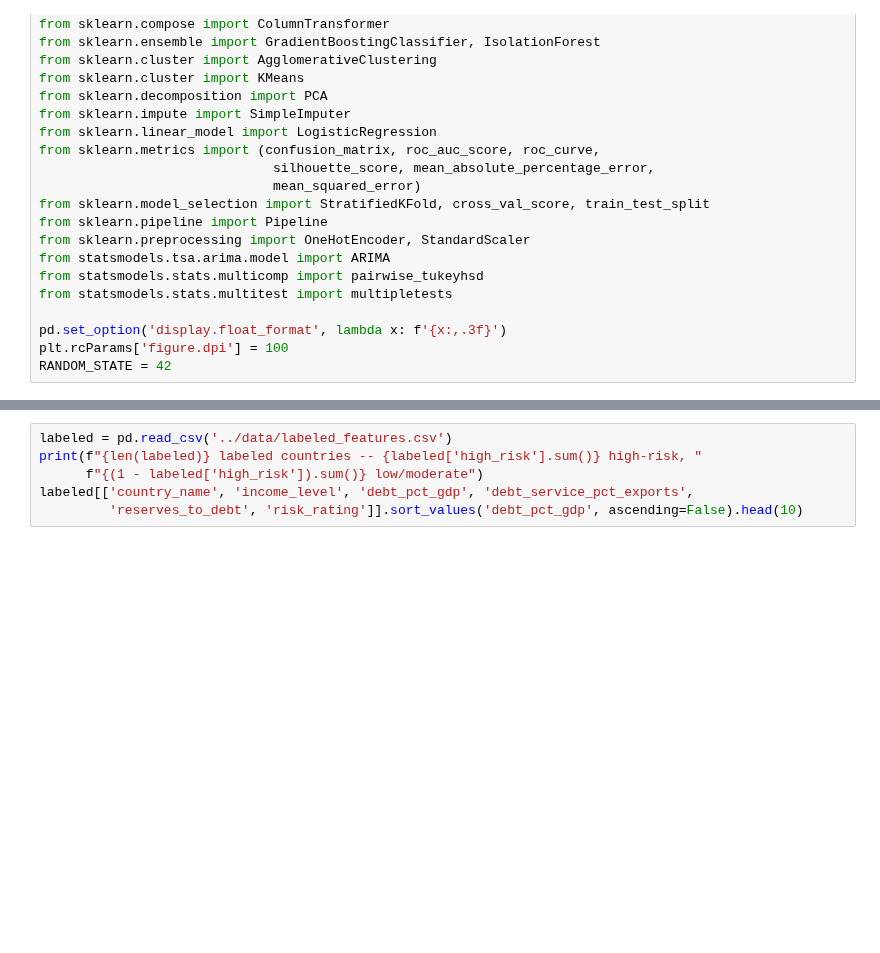
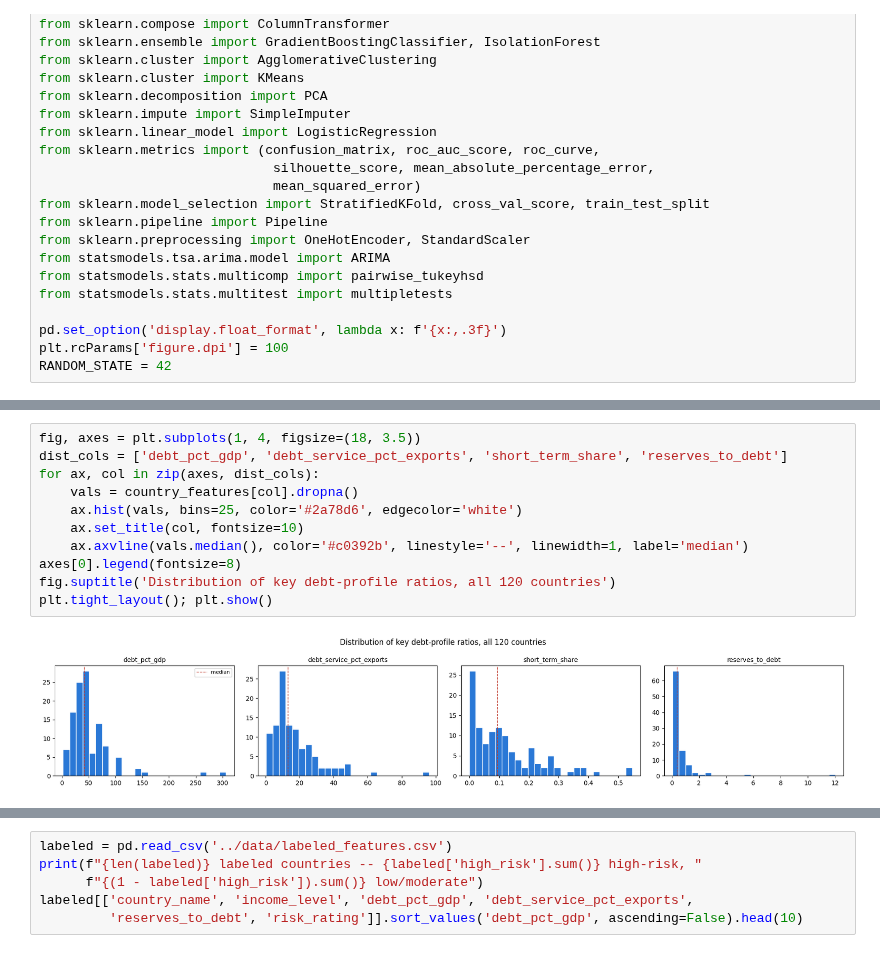
Before and after one commit to Nobby-sibanda/International-Debt, a Jupyter notebook: notebooks/ML_Debt_Risk_Analysis.ipynb, the cells around one changed output, grey strips where cells are left out. Cells and saved outputs as stored; diff of their text form; blank space fills up the shorter version.

```diff
--- a/notebooks/ML_Debt_Risk_Analysis.ipynb
+++ b/notebooks/ML_Debt_Risk_Analysis.ipynb
@@ -43,0 +104,13 @@ RANDOM_STATE = 42
+# %%
+fig, axes = plt.subplots(1, 4, figsize=(18, 3.5))
+dist_cols = ['debt_pct_gdp', 'debt_service_pct_exports', 'short_term_share', 'reserves_to_debt']
+for ax, col in zip(axes, dist_cols):
+    vals = country_features[col].dropna()
+    ax.hist(vals, bins=25, color='#2a78d6', edgecolor='white')
+    ax.set_title(col, fontsize=10)
+    ax.axvline(vals.median(), color='#c0392b', linestyle='--', linewidth=1, label='median')
+axes[0].legend(fontsize=8)
+fig.suptitle('Distribution of key debt-profile ratios, all 120 countries')
+plt.tight_layout(); plt.show()
+# %% [output]
+[figure, added]
```
Also changed, not shown: parts of 17 cells of this notebook.
